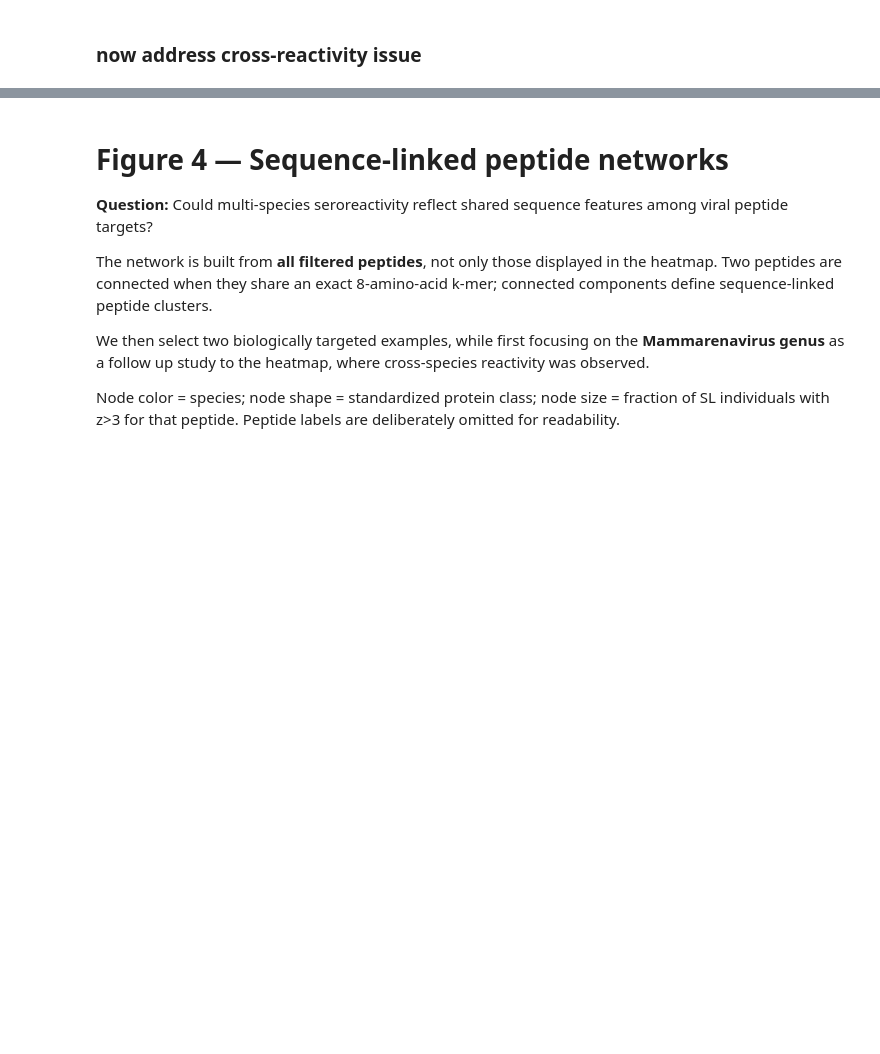
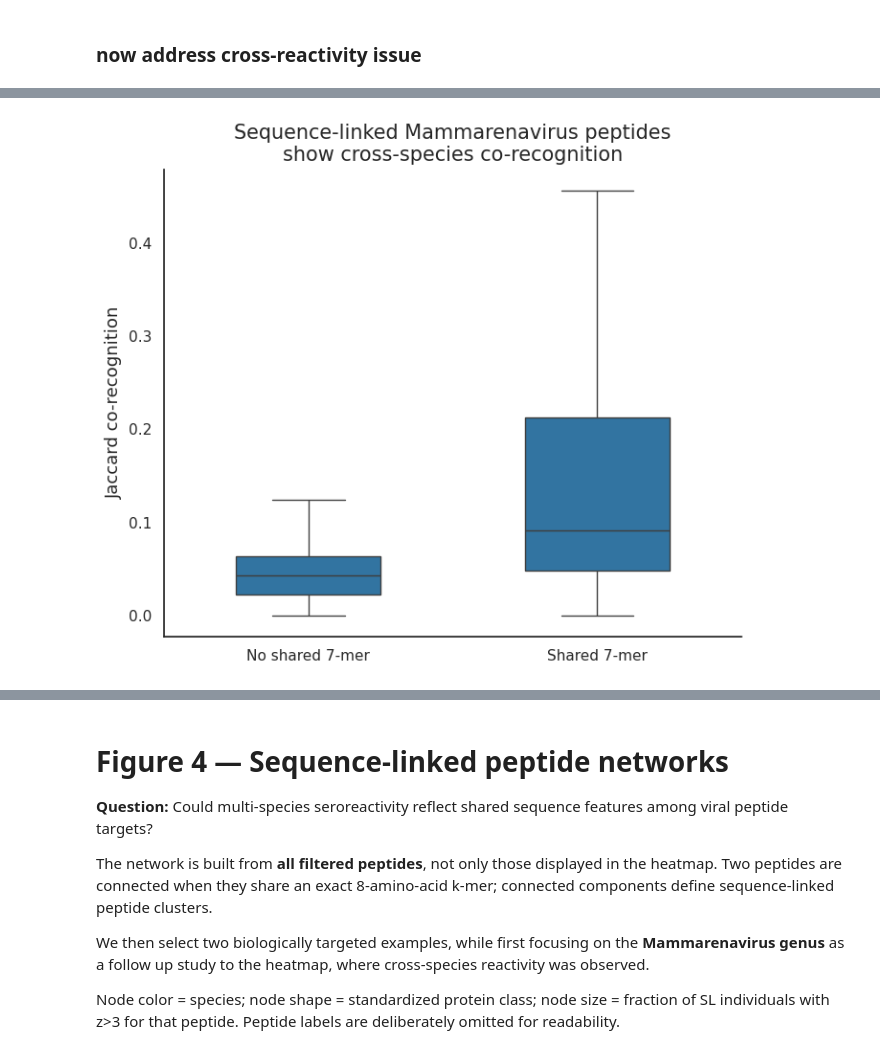
Before and after one commit to sporak577/lasv_phipseq_2026, a Jupyter notebook: Lassa_seroreactivity_paper_figures_clean_090726.ipynb, the cells around one changed output, grey strips where cells are left out. Saved outputs shown, nothing was run; the diff lists cells and outputs as text; code cells hidden in the pictures; blank space fills up the shorter version.

Commit message:
playing around with Jaccard analysis

```diff
--- a/Lassa_seroreactivity_paper_figures_clean_090726.ipynb
+++ b/Lassa_seroreactivity_paper_figures_clean_090726.ipynb
@@ -1343,0 +1353,3 @@ plt.show()
+# %%
+peps_metadata = peps_metadata.set_index('peptide')
+long = long.set_index('peptide')
@@ -1343,0 +1507,14 @@ plt.show()
+# %%
+mamma_cross_species_pairs = (
+    mamma_cross_species_pairs
+    .merge(
+        sequence_linked_pairs[
+            ['pair_key','shared_kmers','n_shared_kmers']
+        ],
+        on='pair_key',
+        how='left'
+    )
+)
+
+mamma_cross_species_pairs['n_shared_kmers'] = (
+    mamma_cross_species_pairs['n_shared_kmers'].fillna(0).astype(int))
@@ -1343,0 +1569,51 @@ plt.show()
+# %%
+fig, ax = plt.subplots(
+    figsize=(7, 6)
+)
+
+
+sns.boxplot(
+    data=mamma_cross_species_pairs,
+    x='sequence_linked',
+    y='jaccard',
+
+    showfliers=False,
+    width=0.5,
+
+    ax=ax
+)
+
+
+ax.set_xticklabels(
+    [
+        'No shared 7-mer',
+        'Shared 7-mer'
+    ]
+)
+
+
+ax.set_xlabel('')
+
+ax.set_ylabel(
+    'Jaccard co-recognition',
+    fontsize=13
+)
+
+
+ax.set_title(
+    'Sequence-linked Mammarenavirus peptides\n'
+    'show cross-species co-recognition',
+    fontsize=15
+)
+
+
+sns.despine(
+    ax=ax
+)
+
+
+plt.tight_layout()
+
+plt.show()
+# %% [output]
+[figure, added]
```
Also changed, not shown: parts of 22 cells of this notebook.
